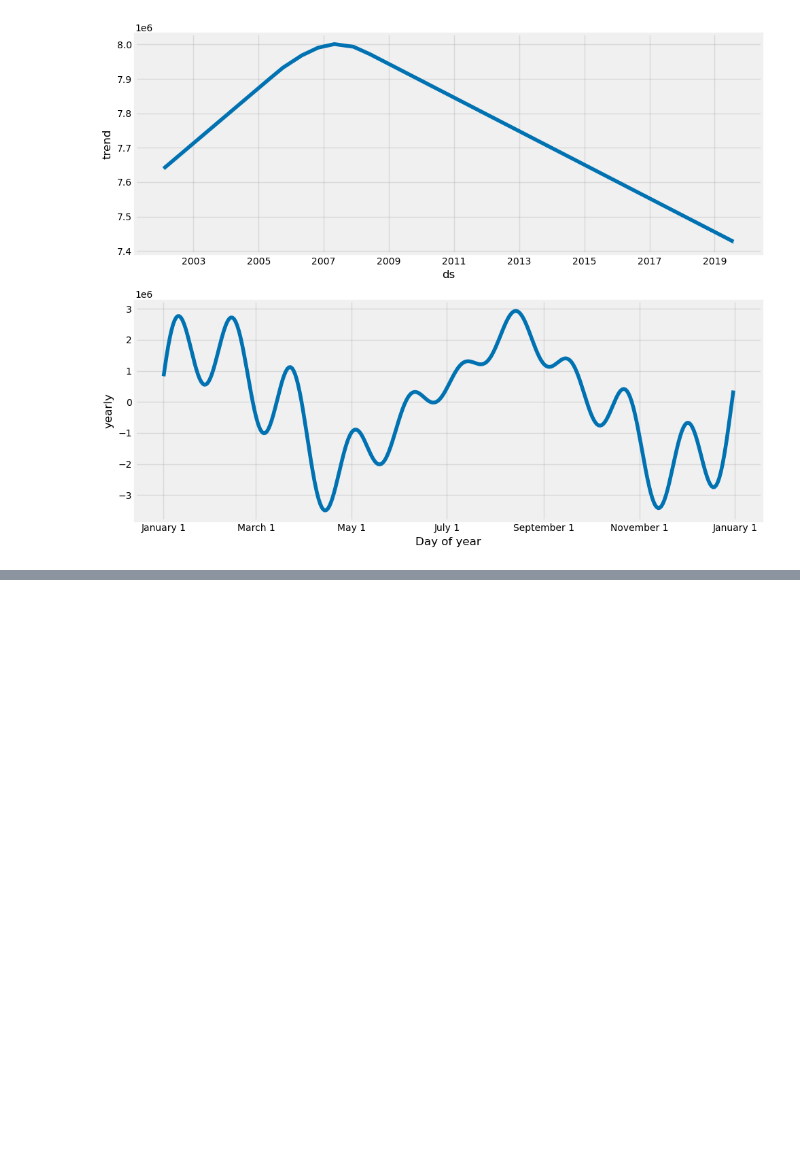
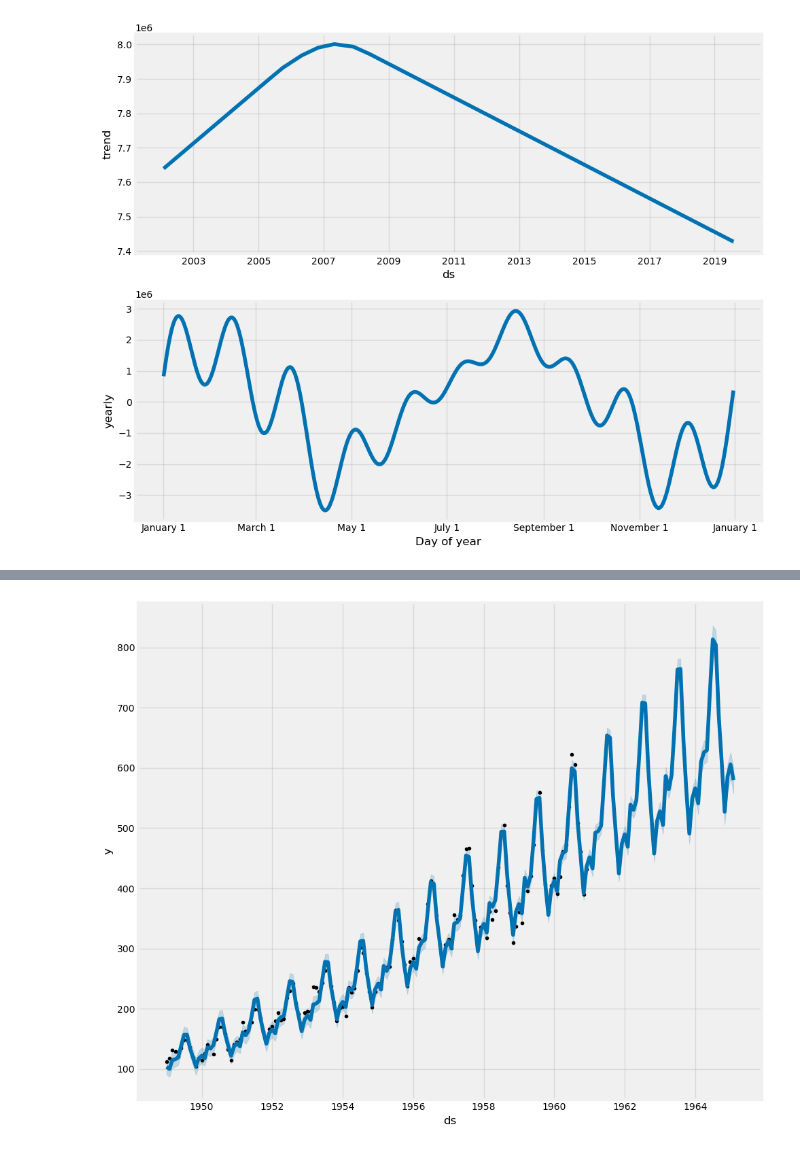
Before and after one commit to bachaudhry/time_series, a Jupyter notebook: ts_with_k/03_Prophet.ipynb, the cells around one changed output, grey strips where cells are left out. Saved outputs shown, nothing was run; the diff lists cells and outputs as text; code cells hidden in the pictures; blank space fills up the shorter version.

```diff
--- a/ts_with_k/03_Prophet.ipynb
+++ b/ts_with_k/03_Prophet.ipynb
@@ -335,0 +368,14 @@ m.plot_components(forecast, figsize=(CFG.img_dim1, CFG.img_dim2));
+# %%
+def f_cast(model, df):
+    model.fit(df)
+    future = model.make_future_dataframe(50, freq='MS')
+    forecast = model.predict(future)
+    fig = model.plot(forecast, figsize=(CFG.img_dim1, CFG.img_dim2))
+    plt.show();
+    return forecast
+# %%
+m1 = Prophet(seasonality_mode='multiplicative', seasonality_prior_scale = 1.5)
+m2 = Prophet(seasonality_mode='multiplicative', seasonality_prior_scale = 10)
+# %%
+fcast1 = f_cast(m1, df)
+# %% [output]
@@ -335,0 +384 @@ m.plot_components(forecast, figsize=(CFG.img_dim1, CFG.img_dim2));
+[figure, added]
```
Also changed, not shown: parts of 17 cells of this notebook.
